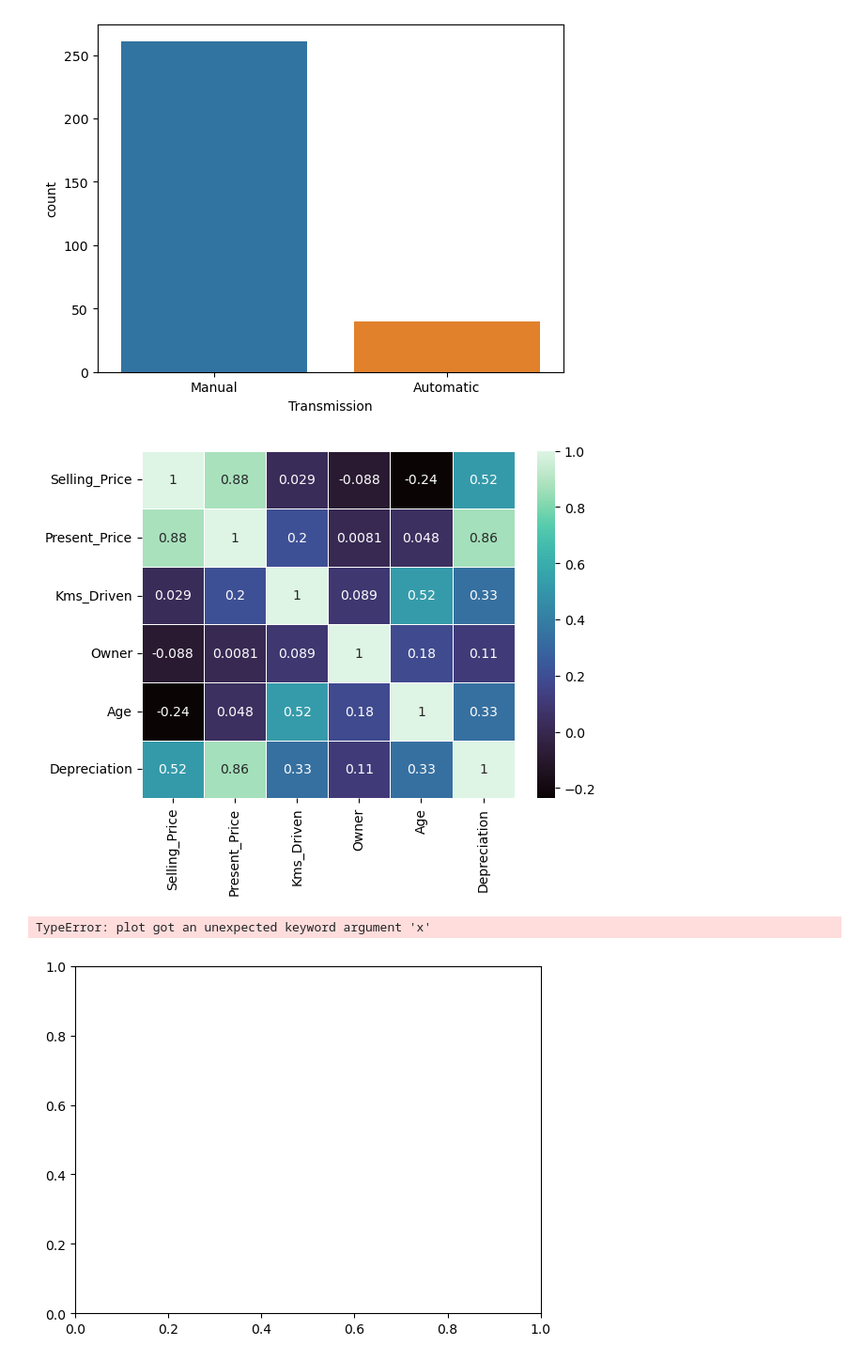
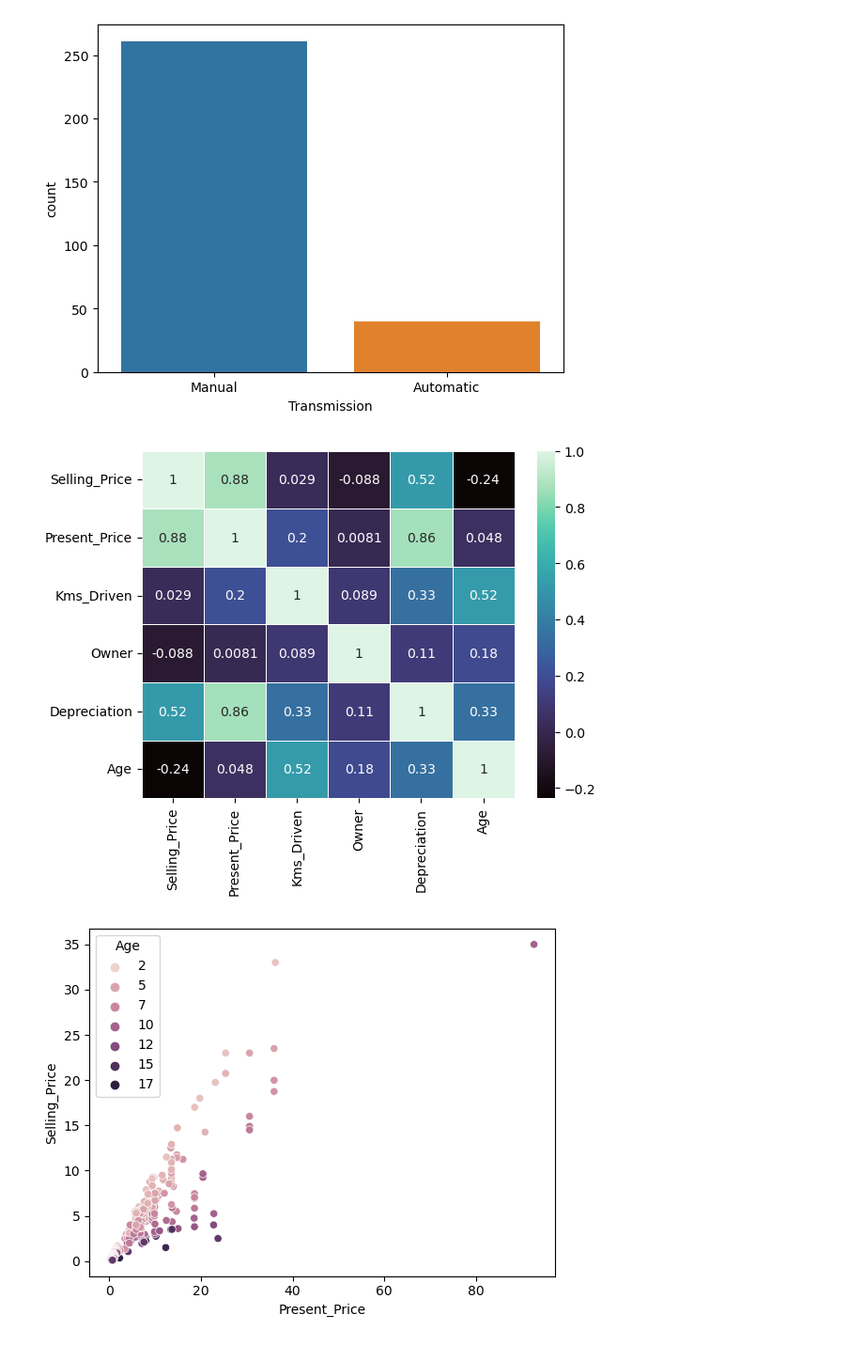
Before and after one commit to helloichi/Used-Car-Price-Prediction, a Jupyter notebook: Car Data (Linear Regression).ipynb, the cells around one changed output. Shown: that part at 94% size. Saved outputs shown, nothing was run; the diff lists cells and outputs as text; code cells hidden in the pictures.

```diff
--- a/Car Data (Linear Regression).ipynb
+++ b/Car Data (Linear Regression).ipynb
@@ -76,8 +76,8 @@ Owner            0
 dtype: int64
 # %%
 #since there is no missing values, start data preprocessing
-#cars["Age"] = 2020 - cars["Year"]
-#cars.drop('Year', axis=1, inplace=True)
+cars["Age"] = 2020 - cars["Year"]
+cars.drop('Year', axis=1, inplace=True)
 cars.head()
 # %% [output]
 |  | Car_Name | Selling_Price | Present_Price | Kms_Driven | Fuel_Type | Seller_Type | Transmission | Owner | ... |
@@ -183,10 +183,9 @@ while i<3:
 sns.heatmap(data=cars.corr(),annot=True,linewidth=0.5, cmap="mako")
 plt.show();
 # %% [output]
-[figure, old version]
+[figure, new version]
 # %%
-#plt.plot(x=cars["Selling_Price"], y= cars["Car_Name"], kind="bar", color=["salmon", "lightblue"], figsize=(6,4))
-#plt.show();
+sns.scatterplot(data=cars,x="Present_Price",y="Selling_Price", hue="Age")
+plt.show();
 # %% [output]
-TypeError: plot got an unexpected keyword argument 'x'
-[figure, old version]
+[figure, new version]
```
Also changed, not shown: parts of 15 cells of this notebook.
